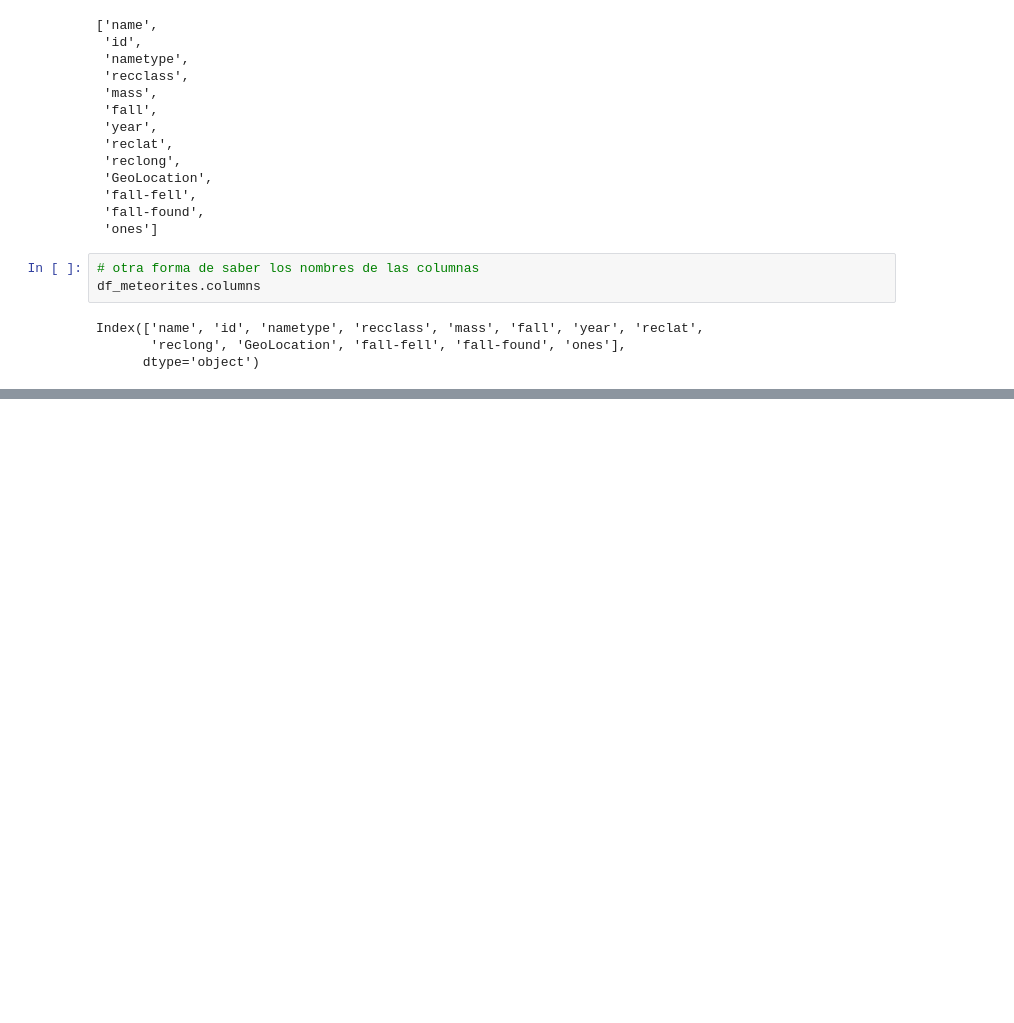
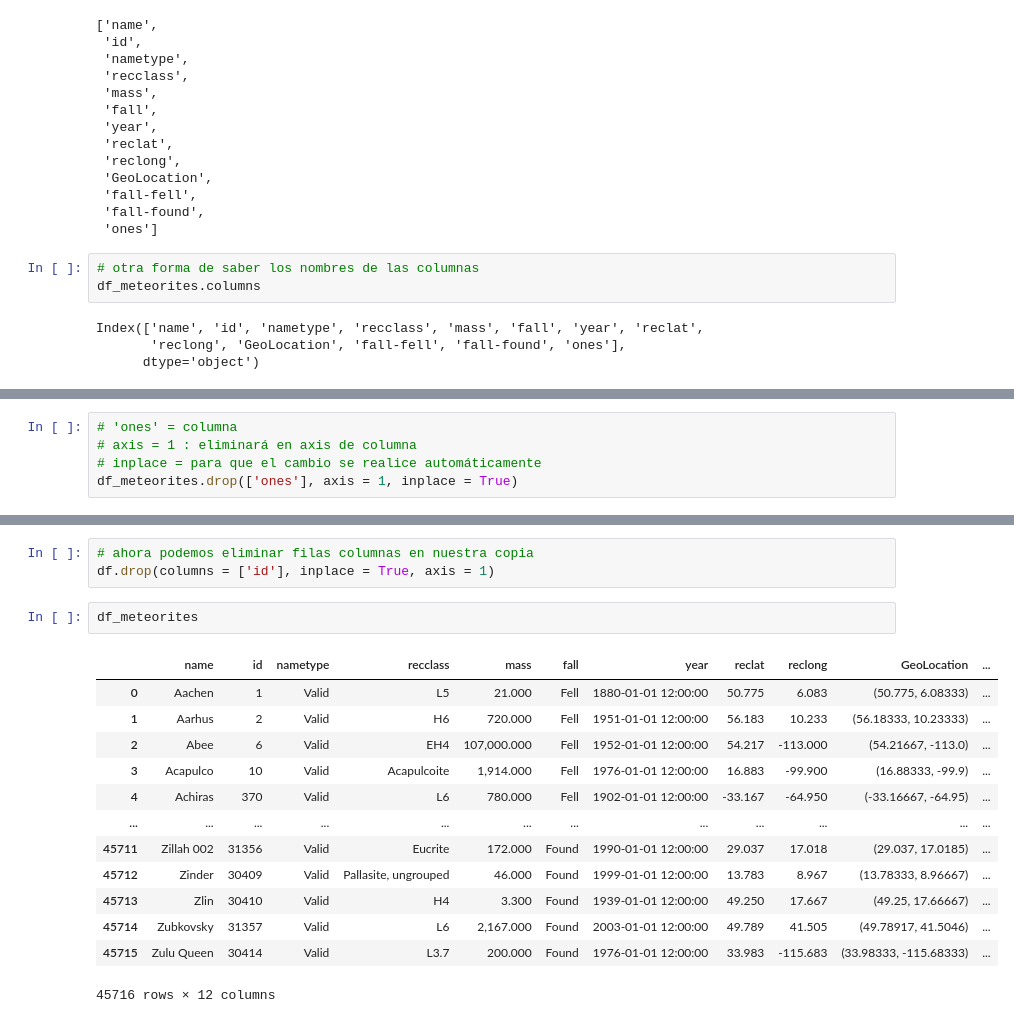
Before and after one commit to FernandoCallasaca/data_science_projects, a Jupyter notebook: 4_datatypes.ipynb, the cells around one changed output, grey strips where cells are left out. Drawn from its saved outputs; the diff is of its cells as text; blank space fills up the shorter version.

```diff
--- a/4_datatypes.ipynb
+++ b/4_datatypes.ipynb
@@ -344,0 +352,5 @@ print('Hola Mundo')
+# %%
+# 'ones' = columna
+# axis = 1 : eliminará en axis de columna
+# inplace = para que el cambio se realice automáticamente
+df_meteorites.drop(['ones'], axis = 1, inplace = True)
@@ -344,0 +379,19 @@ print('Hola Mundo')
+# %%
+# ahora podemos eliminar filas columnas en nuestra copia
+df.drop(columns = ['id'], inplace = True, axis = 1)
+# %%
+df_meteorites
+# %% [output]
+|  | name | id | nametype | recclass | mass | fall | year | reclat | reclong | GeoLocation | ... |
+| 0 | Aachen | 1 | Valid | L5 | 21.000 | Fell | 1880-01-01 12:00:00 | 50.775 | 6.083 | (50.775, 6.08333) | ... |
+| 1 | Aarhus | 2 | Valid | H6 | 720.000 | Fell | 1951-01-01 12:00:00 | 56.183 | 10.233 | (56.18333, 10.23333) | ... |
+| 2 | Abee | 6 | Valid | EH4 | 107,000.000 | Fell | 1952-01-01 12:00:00 | 54.217 | -113.000 | (54.21667, -113.0) | ... |
+| 3 | Acapulco | 10 | Valid | Acapulcoite | 1,914.000 | Fell | 1976-01-01 12:00:00 | 16.883 | -99.900 | (16.88333, -99.9) | ... |
+| 4 | Achiras | 370 | Valid | L6 | 780.000 | Fell | 1902-01-01 12:00:00 | -33.167 | -64.950 | (-33.16667, -64.95) | ... |
+| ... | ... | ... | ... | ... | ... | ... | ... | ... | ... | ... | ... |
+| 45711 | Zillah 002 | 31356 | Valid | Eucrite | 172.000 | Found | 1990-01-01 12:00:00 | 29.037 | 17.018 | (29.037, 17.0185) | ... |
+| 45712 | Zinder | 30409 | Valid | Pallasite, ungrouped | 46.000 | Found | 1999-01-01 12:00:00 | 13.783 | 8.967 | (13.78333, 8.96667) | ... |
+| 45713 | Zlin | 30410 | Valid | H4 | 3.300 | Found | 1939-01-01 12:00:00 | 49.250 | 17.667 | (49.25, 17.66667) | ... |
+| 45714 | Zubkovsky | 31357 | Valid | L6 | 2,167.000 | Found | 2003-01-01 12:00:00 | 49.789 | 41.505 | (49.78917, 41.5046) | ... |
+| 45715 | Zulu Queen | 30414 | Valid | L3.7 | 200.000 | Found | 1976-01-01 12:00:00 | 33.983 | -115.683 | (33.98333, -115.68333) | ... |
+45716 rows × 12 columns
```
Also changed, not shown: parts of 4 cells of this notebook.
